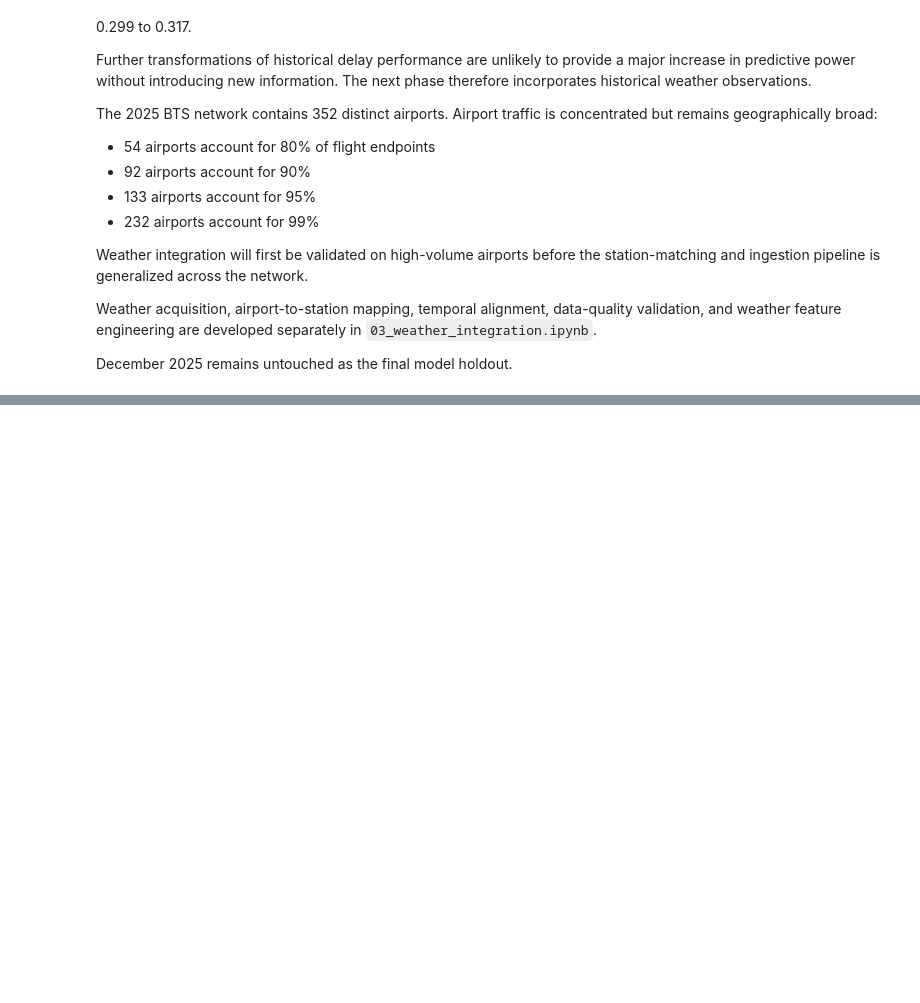
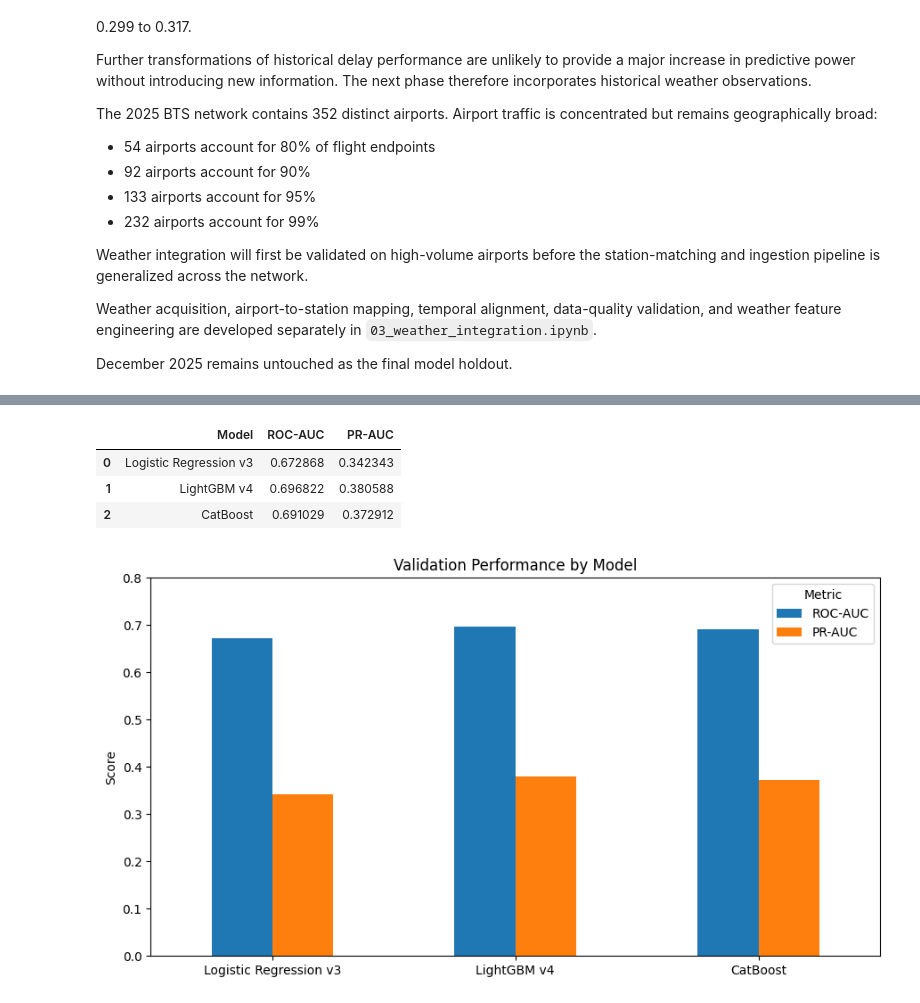
Before and after one commit to ttashi7/flight-operations-intelligence, a Jupyter notebook: notebooks/02_baseline_model.ipynb, the cells around one changed output, grey strips where cells are left out. Saved outputs shown, nothing was run; the diff lists cells and outputs as text; code cells hidden in the pictures; blank space fills up the shorter version.

Commit message:
Finalize flight delay modeling workflow and reports

```diff
--- a/notebooks/02_baseline_model.ipynb
+++ b/notebooks/02_baseline_model.ipynb
@@ -3565,0 +5234,56 @@ December 2025 remains untouched as the final model holdout.
+# %%
+model_comparison_3 = pd.DataFrame({
+    "Model": [
+        "Logistic Regression v3",
+        "LightGBM v4",
+        "CatBoost"
+    ],
+    "ROC-AUC": [
+        0.672868,
+        0.696822,
+        0.691029
+    ],
+    "PR-AUC": [
+        0.342343,
+        0.380588,
+        0.372912
+    ]
+})
+
+model_comparison_3
+# %% [output]
+|  | Model | ROC-AUC | PR-AUC |
+| 0 | Logistic Regression v3 | 0.672868 | 0.342343 |
+| 1 | LightGBM v4 | 0.696822 | 0.380588 |
+| 2 | CatBoost | 0.691029 | 0.372912 |
+# %%
+import matplotlib.pyplot as plt
+
+plot_df = model_comparison_3.set_index("Model")
+
+ax = plot_df.plot(
+    kind="bar",
+    figsize=(9, 5)
+)
+
+ax.set_title("Validation Performance by Model")
+ax.set_ylabel("Score")
+ax.set_xlabel("")
+ax.set_ylim(0, 0.8)
+
+plt.xticks(rotation=0)
+plt.legend(title="Metric")
+plt.tight_layout()
+
+FIGURES_DIR = Path("../reports/figures")
+FIGURES_DIR.mkdir(parents=True, exist_ok=True)
+
+plt.savefig(
+    FIGURES_DIR / "model_comparison.png",
+    dpi=200,
+    bbox_inches="tight"
+)
+
+plt.show()
+# %% [output]
+[figure, added]
```
Also changed, not shown: parts of 209 cells of this notebook, 8 other files.
